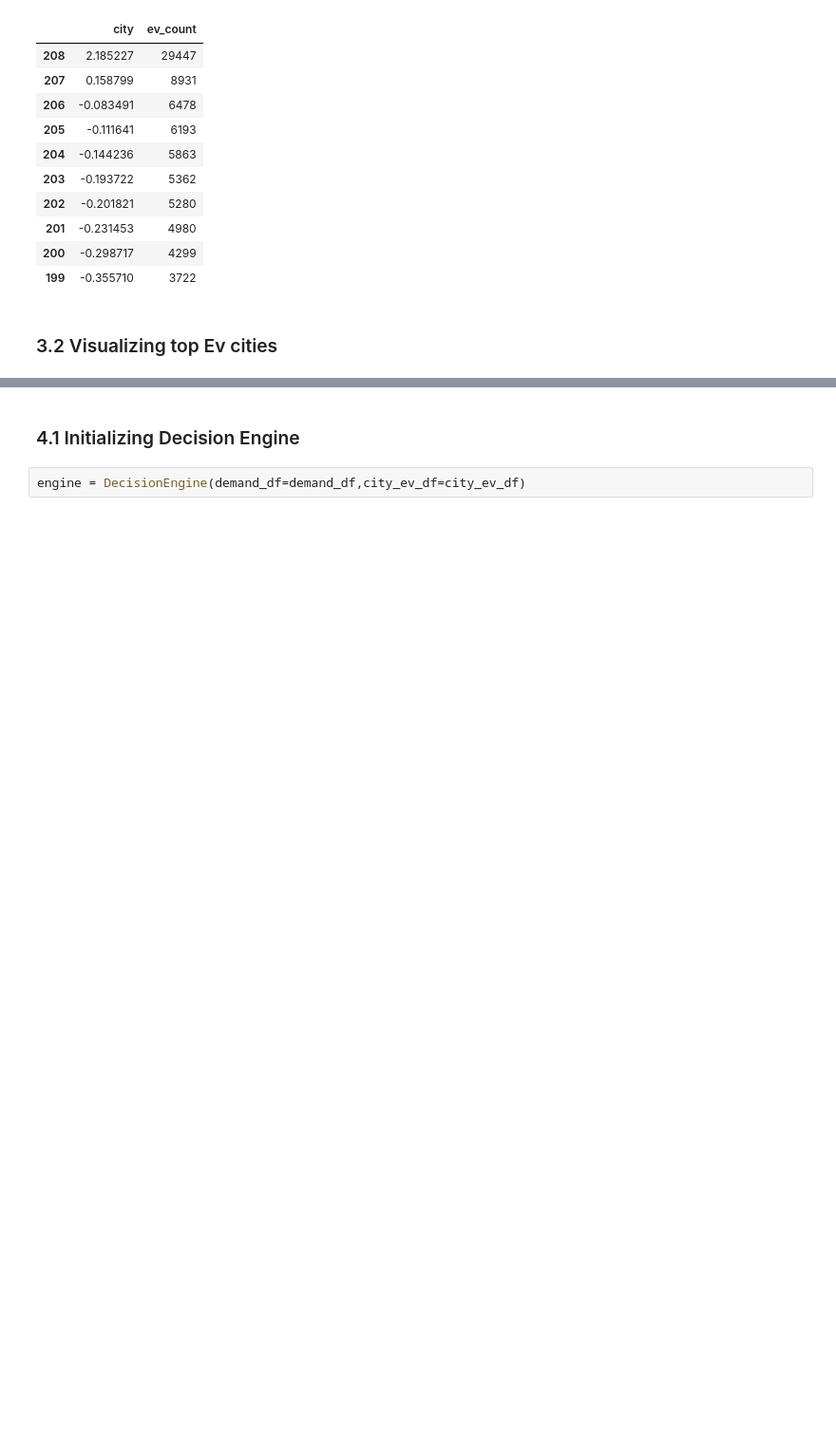
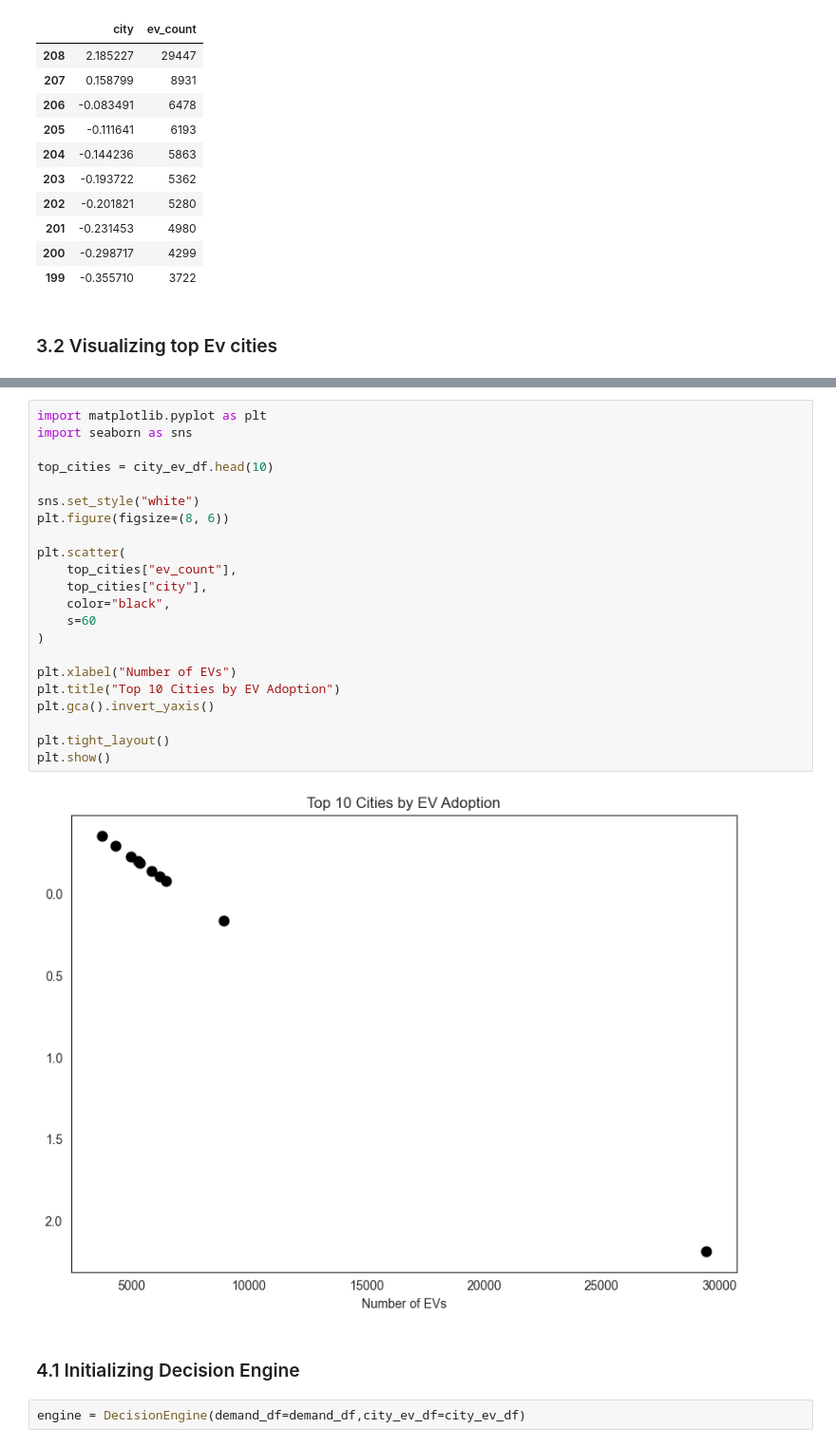
Before and after one commit to AnshikaSolanki3005/EV-Adoption-Charging-Demand-Decision-Intelligence-System, a Jupyter notebook: notebook/05_decision_intelligence.ipynb, the cells around one changed output, grey strips where cells are left out. Shown at 95% size. Saved outputs shown, nothing was run; the diff lists cells and outputs as text; blank space fills up the shorter version.

```diff
--- a/notebook/05_decision_intelligence.ipynb
+++ b/notebook/05_decision_intelligence.ipynb
@@ -113,3 +142,27 @@ plt.show()
+# %%
+import matplotlib.pyplot as plt
+import seaborn as sns
+
+top_cities = city_ev_df.head(10)
+
+sns.set_style("white")
+plt.figure(figsize=(8, 6))
+
+plt.scatter(
+    top_cities["ev_count"],
+    top_cities["city"],
+    color="black",
+    s=60
+)
+
+plt.xlabel("Number of EVs")
+plt.title("Top 10 Cities by EV Adoption")
+plt.gca().invert_yaxis()
+
+plt.tight_layout()
+plt.show()
+# %% [output]
+[figure, added]
 # %% [markdown]
 ### 4.1 Initializing Decision Engine
 # %%
```
Also changed, not shown: parts of 14 cells of this notebook.
